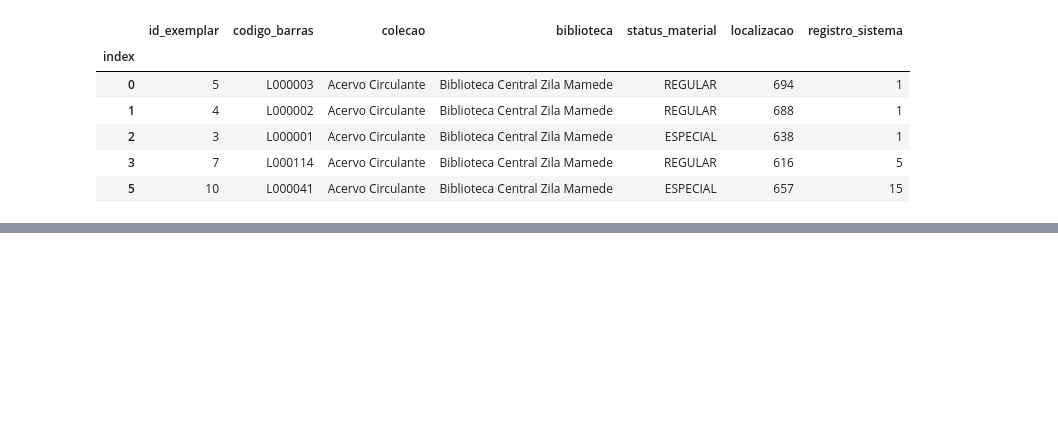
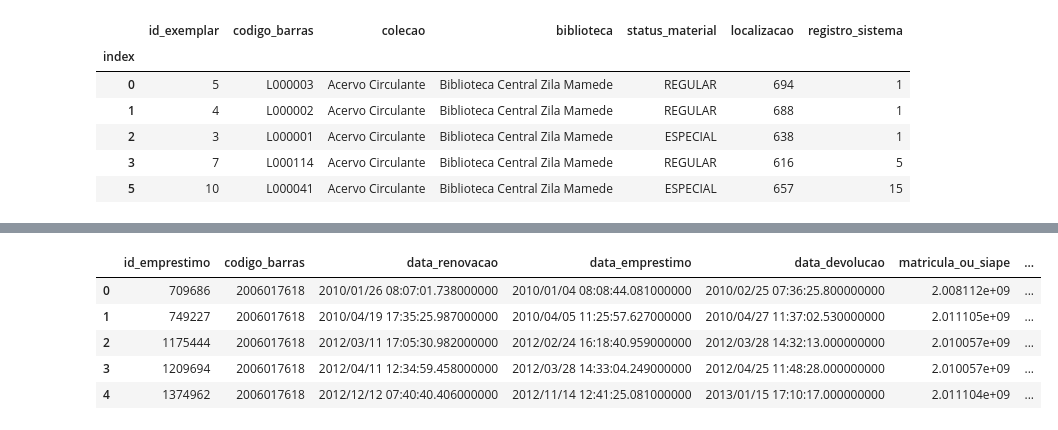
Before and after one commit to szjunior/desafio_allura, a Jupyter notebook: desafio_alura_01.ipynb, the cells around one changed output, grey strips where cells are left out. Saved outputs shown, nothing was run; the diff lists cells and outputs as text; code cells hidden in the pictures; blank space fills up the shorter version.

```diff
--- a/desafio_alura_01.ipynb
+++ b/desafio_alura_01.ipynb
@@ -208,0 +233,9 @@ memory usage: 39.5+ MB
+# %%
+dados_acervo.head()
+# %% [output]
+|  | id_emprestimo | codigo_barras | data_renovacao | data_emprestimo | data_devolucao | matricula_ou_siape | ... |
+| 0 | 709686 | 2006017618 | 2010/01/26 08:07:01.738000000 | 2010/01/04 08:08:44.081000000 | 2010/02/25 07:36:25.800000000 | 2.008112e+09 | ... |
+| 1 | 749227 | 2006017618 | 2010/04/19 17:35:25.987000000 | 2010/04/05 11:25:57.627000000 | 2010/04/27 11:37:02.530000000 | 2.011105e+09 | ... |
+| 2 | 1175444 | 2006017618 | 2012/03/11 17:05:30.982000000 | 2012/02/24 16:18:40.959000000 | 2012/03/28 14:32:13.000000000 | 2.010057e+09 | ... |
+| 3 | 1209694 | 2006017618 | 2012/04/11 12:34:59.458000000 | 2012/03/28 14:33:04.249000000 | 2012/04/25 11:48:28.000000000 | 2.010057e+09 | ... |
+| 4 | 1374962 | 2006017618 | 2012/12/12 07:40:40.406000000 | 2012/11/14 12:41:25.081000000 | 2013/01/15 17:10:17.000000000 | 2.011104e+09 | ... |
```
Also changed, not shown: parts of 11 cells of this notebook.
